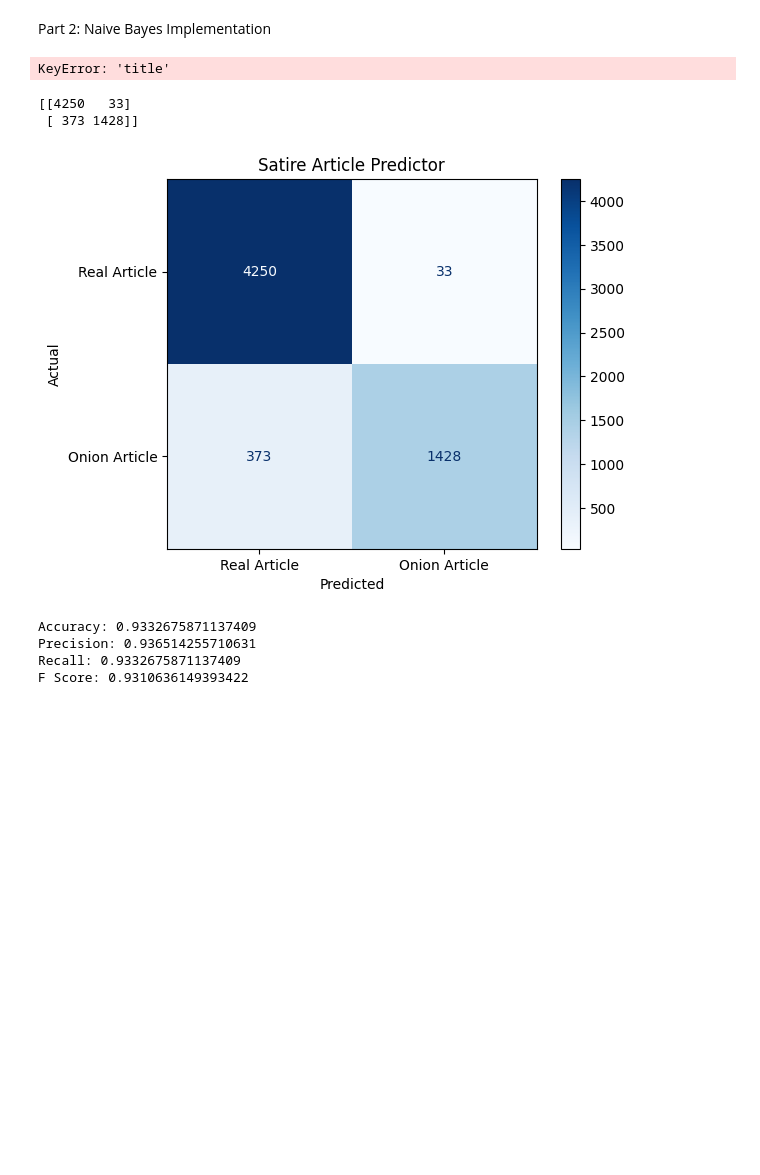
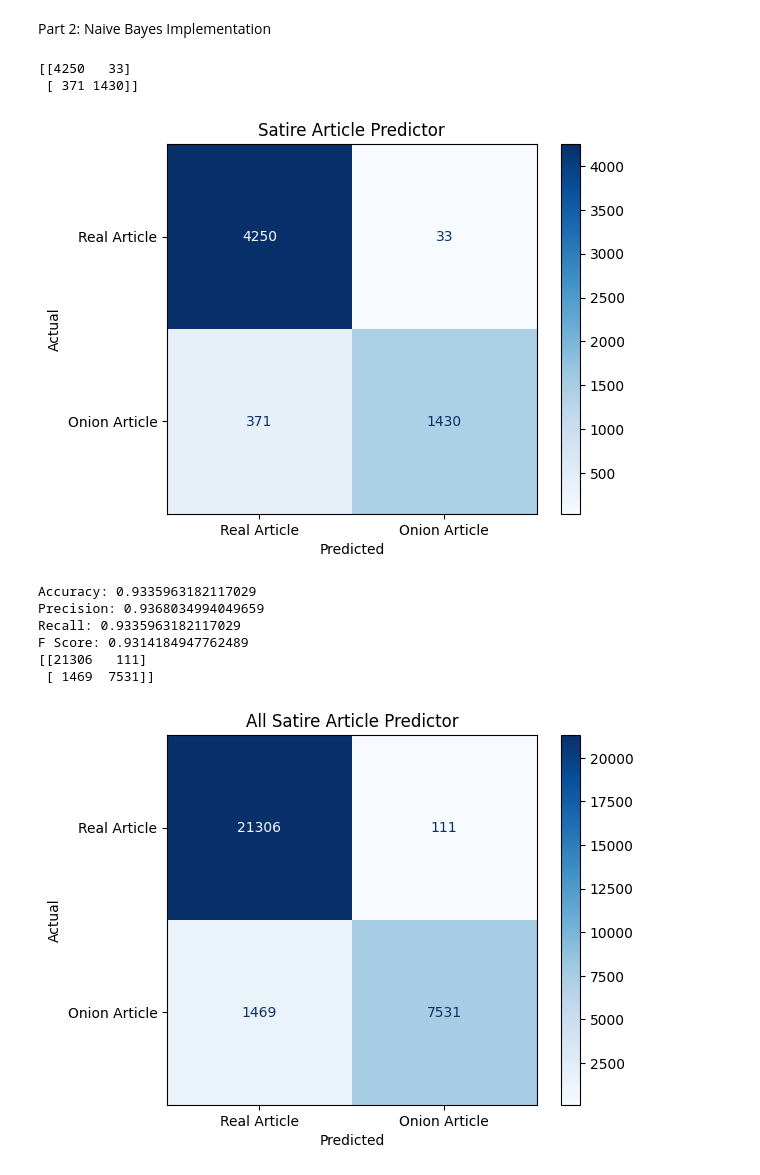
Before and after one commit to ShockWav3456/RAIK-370-Group-Project, a Jupyter notebook: NaiveBayes.ipynb, the cells around one changed output. Drawn from its saved outputs; the diff is of its cells as text; code cells hidden in the pictures; blank space fills up the shorter version.

```diff
--- a/NaiveBayes.ipynb
+++ b/NaiveBayes.ipynb
@@ -277,8 +277,8 @@ naivebayes.train_model(data_train, label_train)
 
 # Testing the model
 predicted_data = naivebayes.predict(data_test)
+
+full_predictions = naivebayes.predict(tokenized_data["cleaned_title"])
-# %% [output]
-KeyError: 'title'
 # %%
 import matplotlib.pyplot as plt
 import sklearn.metrics as metrics
@@ -288,38 +288,53 @@ import pandas as pd
 conf_matrix = metrics.confusion_matrix(label_test, predicted_data, labels=[0, 1])
 print(conf_matrix)
 display = metrics.ConfusionMatrixDisplay(confusion_matrix=conf_matrix, display_labels=["Real Article", "Onion Article"])
 display.plot(cmap="Blues")
 plt.xlabel("Predicted")
 plt.ylabel("Actual")
 plt.title("Satire Article Predictor")
 plt.show()
 
 # Evaluation scores
 accuracy = metrics.accuracy_score(label_test, predicted_data)
 print(f"Accuracy: {accuracy}")
 precision = metrics.precision_score(label_test, predicted_data, average="weighted")
 print(f"Precision: {precision}")
 recall = metrics.recall_score(label_test, predicted_data, average="weighted")
 print(f"Recall: {recall}")
 f_score = metrics.f1_score(label_test, predicted_data, average="weighted")
 print(f"F Score: {f_score}")
 
 # Extract and save misclassified titles
 label_map = {0: "Real Article", 1: "Onion Article"}
 
+
+
+
+conf_matrix = metrics.confusion_matrix(y, full_predictions, labels=[0, 1])
+print(conf_matrix)
+display = metrics.ConfusionMatrixDisplay(confusion_matrix=conf_matrix, display_labels=["Real Article", "Onion Article"])
+display.plot(cmap="Blues")
+plt.xlabel("Predicted")
+plt.ylabel("Actual")
+plt.title("All Satire Article Predictor")
+plt.show()
+
 misclassified_df = pd.DataFrame({
-    'title': X_raw_test,  # Must be the original titles aligned with label_test
-    'actual': [label_map[val] for val in label_test],
-    'predicted': [label_map[val] for val in predicted_data]
+    'title': X_raw,  # Must be the original titles aligned with label_test
+    'actual': [label_map[val] for val in y],
+    'predicted': [label_map[val] for val in full_predictions]
 })
 
 misclassified_only = misclassified_df[misclassified_df['actual'] != misclassified_df['predicted']]
 misclassified_only.to_csv("misclassified_titles.csv", index=False)
 # %% [output]
 [[4250   33]
- [ 373 1428]]
+ [ 371 1430]]
 [figure]
-Accuracy: 0.9332675871137409
-Precision: 0.936514255710631
-Recall: 0.9332675871137409
-F Score: 0.9310636149393422
+Accuracy: 0.9335963182117029
+Precision: 0.9368034994049659
+Recall: 0.9335963182117029
+F Score: 0.9314184947762489
+[[21306   111]
+ [ 1469  7531]]
+[figure, added]
```
Also changed, not shown: 1 other file.
